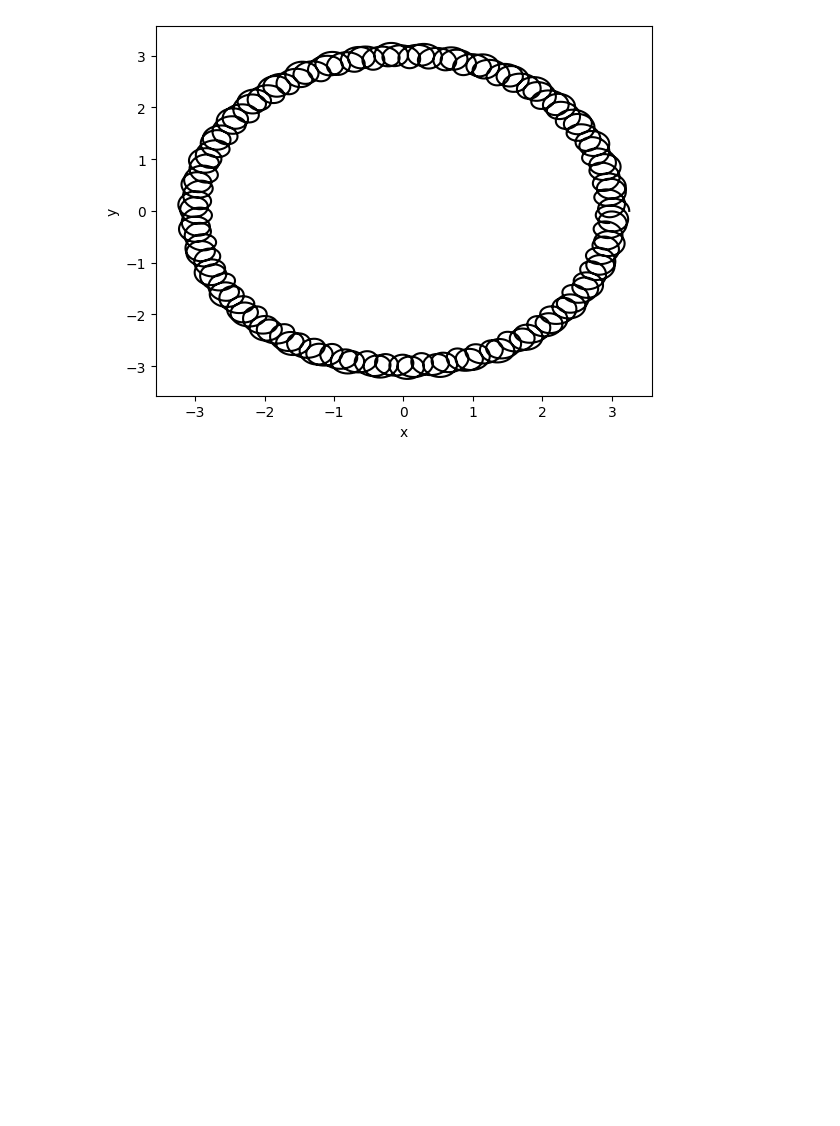
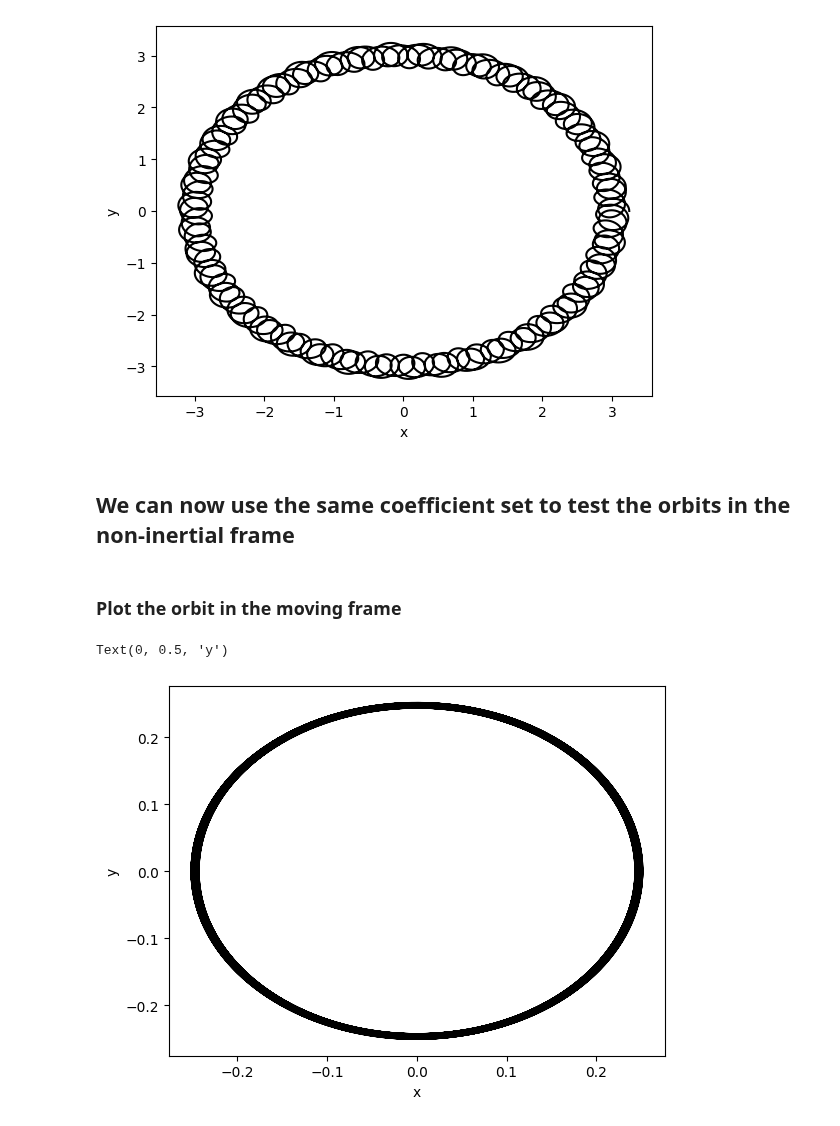
Before and after one commit to EXP-code/pyEXP-examples, a Jupyter notebook: How-To/Recipes/Orbits/OrbitingFrame.ipynb, the cells around one changed output. Drawn from its saved outputs; the diff is of its cells as text; code cells hidden in the pictures; blank space fills up the shorter version.

Commit message:
Added an inertial and non-intertial orbiting example

```diff
--- a/How-To/Recipes/Orbits/OrbitingFrame.ipynb
+++ b/How-To/Recipes/Orbits/OrbitingFrame.ipynb
@@ -69,6 +71,10 @@ Freq   = 2.0*np.pi/Period
 Time   = 0.0
 dT     = 2.0
 
+# Build a time series for testing the non-inertial logic
+ctimes = []
+center = []
+
 while Time < 300+0.5*dT:
     Phi = Freq*Time
     coef = halo_coef.deepcopy()
@@ -76,6 +82,8 @@ while Time < 300+0.5*dT:
     x = Ro*np.cos(Phi)
     y = Ro*np.sin(Phi)
     coef.setCoefCenter([x, y, 0.])
+    ctimes.append(Time)
+    center.append([x, y, 0.])
     coef.assign(halo_coef_matrix, lmax, nmax)
     halo_coefs.add(coef)
     Time += dT
@@ -103,3 +111,30 @@ plt.ylabel('y')
 # %% [output]
 Text(0, 0.5, 'y')
 [figure]
+# %% [markdown]
+## We can now use the same coefficient set to test the orbits in the non-inertial frame
+# %%
+# pick a phase space for some orbit:
+ps2 = [[0.25,0,0,0,0.5,0.0]]
+
+# set up the non-internal frame
+halo_basis.setNonInertial(ctimes, center)
+
+# set up the model with the basis and coefficients
+model = [[halo_basis, halo_coefs]]
+
+# set up a basic acceleration integration
+func = pyEXP.basis.AllTimeAccel()
+
+start_time,end_time,dt = 0.0,300.0,0.01
+# integrate the orbit
+times2, orbits2 = pyEXP.basis.IntegrateOrbits(start_time, end_time, dt, ps2, model, func)
+# %% [markdown]
+### Plot the orbit in the moving frame
+# %%
+plt.plot(orbits2[0][0,:],orbits2[0][1,:],color='black')
+plt.xlabel('x')
+plt.ylabel('y')
+# %% [output]
+Text(0, 0.5, 'y')
+[figure, added]
```
Also changed, not shown: parts of 4 cells of this notebook.
